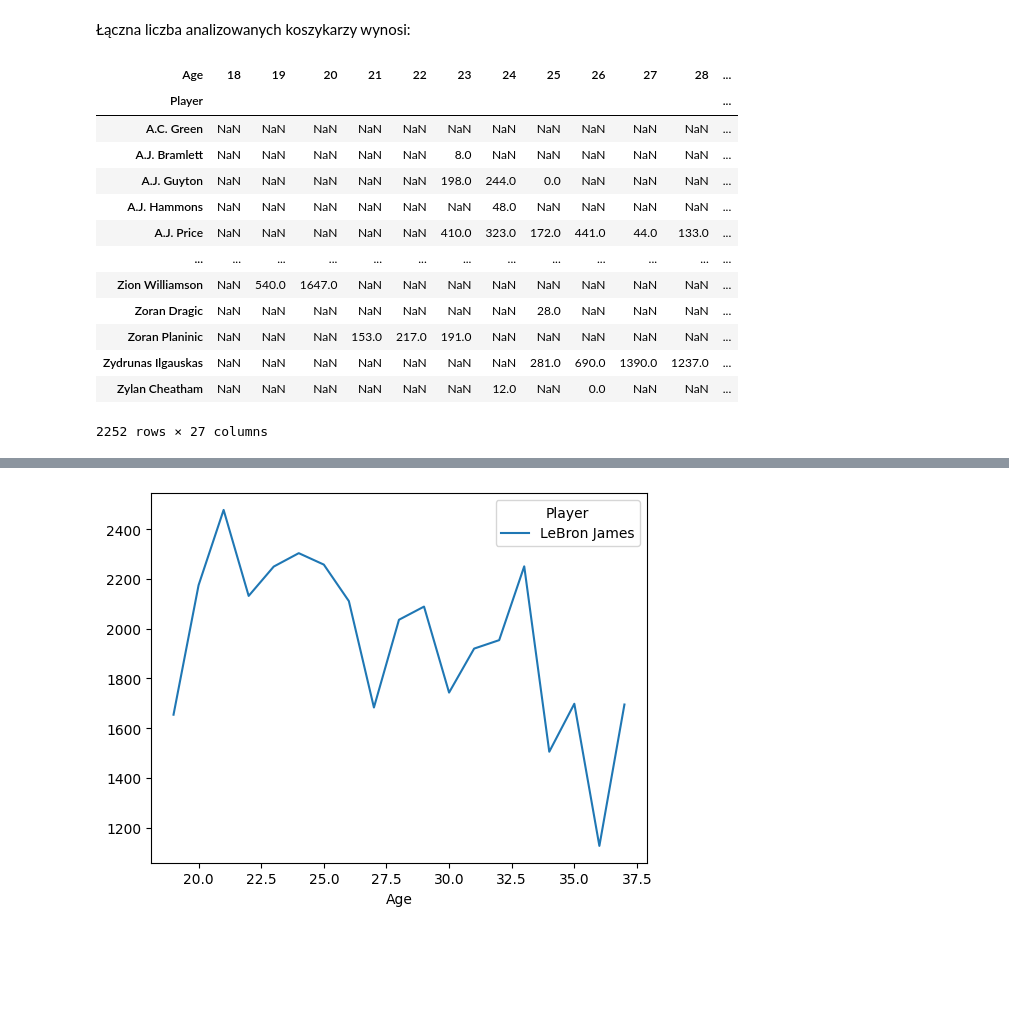
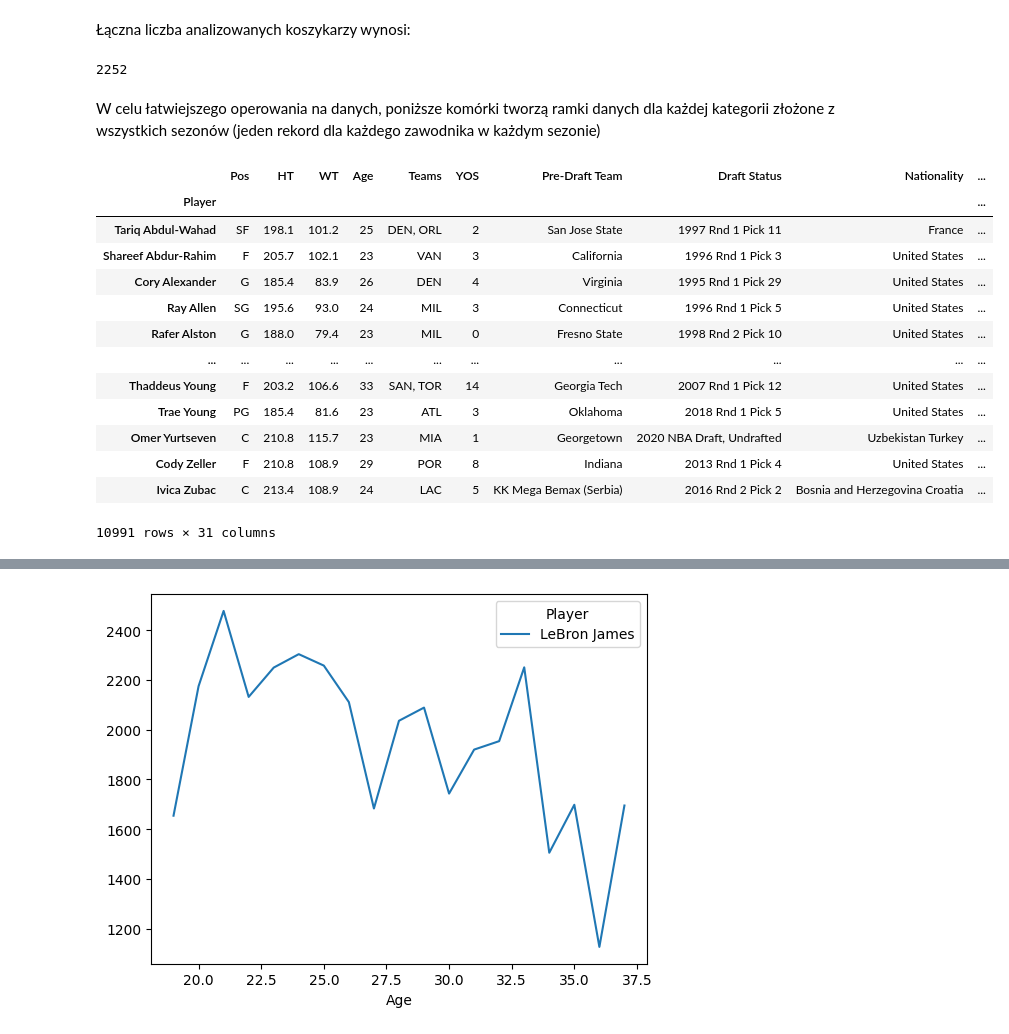
Before and after one commit to Marcin27141/NbaDataAnalysis, a Jupyter notebook: MultipleSeasons.ipynb, the cells around one changed output, grey strips where cells are left out. Drawn from its saved outputs; the diff is of its cells as text; code cells hidden in the pictures; blank space fills up the shorter version.

```diff
--- a/MultipleSeasons.ipynb
+++ b/MultipleSeasons.ipynb
@@ -11,3 +16,14 @@ Dla każdego sezonu dostępne są cztery ramki danych: dane osobiste (bios), sta
+# %%
+def convert_to_cm(height):
+    CENTIMETERS_IN_FOOT = 30.48
+    CENTIMETERS_IN_INCH = 2.54
+    feet, inches = height.split('-')
+    total_cm = CENTIMETERS_IN_FOOT * int(feet) + CENTIMETERS_IN_INCH * int(inches)
+    return round(total_cm, 1)
+
+def convert_to_kg(weight):
+    KILOGRAMS_IN_POUND = 0.4536
+    return round(KILOGRAMS_IN_POUND * int(weight), 1)
 # %%
 dataframes = {}
 YEAR_FROM = 2000
@@ -16,6 +32,9 @@ YEAR_TO = 2022
 for year in range(YEAR_FROM, YEAR_TO + 1):
     bios_file = f'DataFrames\\Bios\\bios_{year}.csv'
     bios = pd.read_csv(bios_file, index_col='Player')
+    bios = bios.drop('GP', axis=1)
+    bios['HT'] = bios['HT'].apply(convert_to_cm)
+    bios['WT'] = bios['WT'].apply(convert_to_kg)
     dataframes["bios", year] = bios
 
     totals_file = f'DataFrames\\Totals\\totals_{year}.csv'
@@ -59,25 +78,31 @@ display(presentation)
 | 2022 | 605 | 605 | 605 | 605 |
 # %% [markdown]
 Łączna liczba analizowanych koszykarzy wynosi:
+# %%
+all_players_all_seasons = pd.concat([dataframes["bios", year] for year in years])
+unique_players = all_players_all_seasons.index.nunique()
+print(unique_players)
+# %% [output]
+2252
+# %% [markdown]
+W celu łatwiejszego operowania na danych, poniższe komórki tworzą ramki danych dla każdej kategorii złożone z wszystkich sezonów (jeden rekord dla każdego zawodnika w każdym sezonie)
 # %%
-all_seasons = pd.merge(dataframes["bios", YEAR_FROM], dataframes["totals", YEAR_FROM], on='Player')
+all_seasons_totals = pd.merge(dataframes["bios", YEAR_FROM], dataframes["totals", YEAR_FROM], on='Player')
 for year in range(YEAR_FROM + 1, YEAR_TO + 1):
-    all_seasons = pd.concat([all_seasons, pd.merge(dataframes["bios", year], dataframes["totals", year], on='Player')])
-pd.set_option('display.max_columns', None)
-age_to_points = pd.pivot_table(all_seasons, values='PTS', index='Player', columns='Age')
-display(age_to_points)
+    all_seasons_totals = pd.concat([all_seasons_totals, pd.merge(dataframes["bios", year], dataframes["totals", year], on='Player')])
+display(all_seasons_totals)
 # %% [output]
-| Age | 18 | 19 | 20 | 21 | 22 | 23 | 24 | 25 | 26 | 27 | 28 | ... |
-| Player |  |  |  |  |  |  |  |  |  |  |  | ... |
-| A.C. Green | NaN | NaN | NaN | NaN | NaN | NaN | NaN | NaN | NaN | NaN | NaN | ... |
-| A.J. Bramlett | NaN | NaN | NaN | NaN | NaN | 8.0 | NaN | NaN | NaN | NaN | NaN | ... |
-| A.J. Guyton | NaN | NaN | NaN | NaN | NaN | 198.0 | 244.0 | 0.0 | NaN | NaN | NaN | ... |
-| A.J. Hammons | NaN | NaN | NaN | NaN | NaN | NaN | 48.0 | NaN | NaN | NaN | NaN | ... |
-| A.J. Price | NaN | NaN | NaN | NaN | NaN | 410.0 | 323.0 | 172.0 | 441.0 | 44.0 | 133.0 | ... |
-| ... | ... | ... | ... | ... | ... | ... | ... | ... | ... | ... | ... | ... |
-| Zion Williamson | NaN | 540.0 | 1647.0 | NaN | NaN | NaN | NaN | NaN | NaN | NaN | NaN | ... |
-| Zoran Dragic | NaN | NaN | NaN | NaN | NaN | NaN | NaN | 28.0 | NaN | NaN | NaN | ... |
-| Zoran Planinic | NaN | NaN | NaN | 153.0 | 217.0 | 191.0 | NaN | NaN | NaN | NaN | NaN | ... |
-| Zydrunas Ilgauskas | NaN | NaN | NaN | NaN | NaN | NaN | NaN | 281.0 | 690.0 | 1390.0 | 1237.0 | ... |
-| Zylan Cheatham | NaN | NaN | NaN | NaN | NaN | NaN | 12.0 | NaN | 0.0 | NaN | NaN | ... |
+|  | Pos | HT | WT | Age | Teams | YOS | Pre-Draft Team | Draft Status | Nationality | ... |
+| Player |  |  |  |  |  |  |  |  |  | ... |
+| Tariq Abdul-Wahad | SF | 198.1 | 101.2 | 25 | DEN, ORL | 2 | San Jose State | 1997 Rnd 1 Pick 11 | France | ... |
+| Shareef Abdur-Rahim | F | 205.7 | 102.1 | 23 | VAN | 3 | California | 1996 Rnd 1 Pick 3 | United States | ... |
+| Cory Alexander | G | 185.4 | 83.9 | 26 | DEN | 4 | Virginia | 1995 Rnd 1 Pick 29 | United States | ... |
+| Ray Allen | SG | 195.6 | 93.0 | 24 | MIL | 3 | Connecticut | 1996 Rnd 1 Pick 5 | United States | ... |
+| Rafer Alston | G | 188.0 | 79.4 | 23 | MIL | 0 | Fresno State | 1998 Rnd 2 Pick 10 | United States | ... |
+| ... | ... | ... | ... | ... | ... | ... | ... | ... | ... | ... |
+| Thaddeus Young | F | 203.2 | 106.6 | 33 | SAN, TOR | 14 | Georgia Tech | 2007 Rnd 1 Pick 12 | United States | ... |
+| Trae Young | PG | 185.4 | 81.6 | 23 | ATL | 3 | Oklahoma | 2018 Rnd 1 Pick 5 | United States | ... |
+| Omer Yurtseven | C | 210.8 | 115.7 | 23 | MIA | 1 | Georgetown | 2020 NBA Draft, Undrafted | Uzbekistan Turkey | ... |
+| Cody Zeller | F | 210.8 | 108.9 | 29 | POR | 8 | Indiana | 2013 Rnd 1 Pick 4 | United States | ... |
+| Ivica Zubac | C | 213.4 | 108.9 | 24 | LAC | 5 | KK Mega Bemax (Serbia) | 2016 Rnd 2 Pick 2 | Bosnia and Herzegovina Croatia | ... |
-2252 rows × 27 columns
+10991 rows × 31 columns
```
Also changed, not shown: parts of 37 cells of this notebook.
